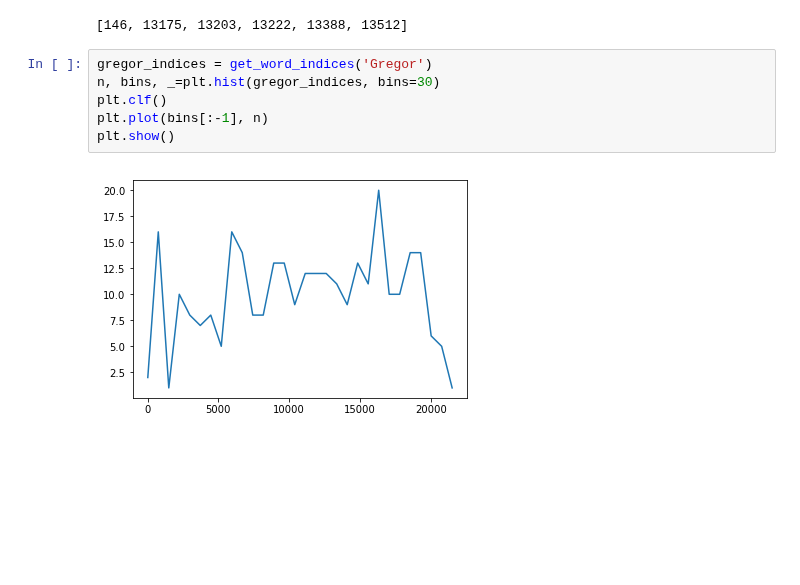
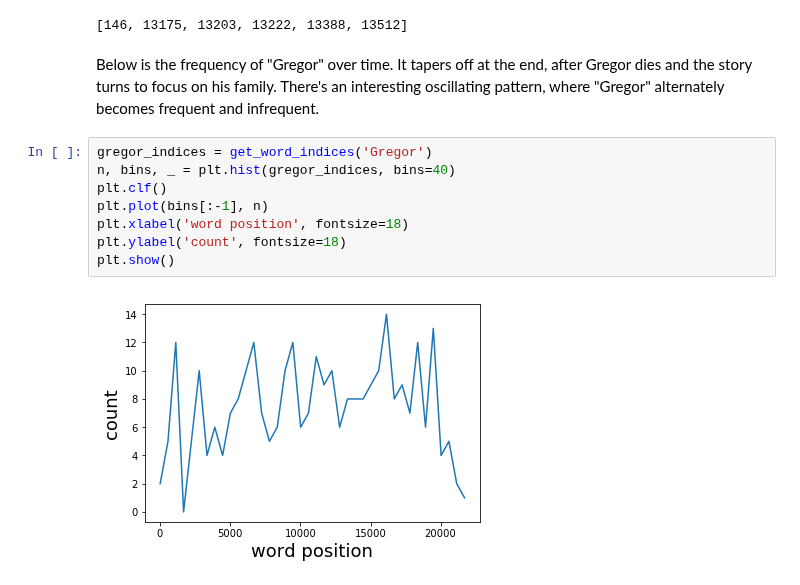
Before and after one commit to jennifernj/NLP-for-philosophy, a Jupyter notebook: Metamorphosis analysis.ipynb, the cells around one changed output. Drawn from its saved outputs; the diff is of its cells as text; blank space fills up the shorter version.

```diff
--- a/Metamorphosis analysis.ipynb
+++ b/Metamorphosis analysis.ipynb
@@ -158,11 +158,15 @@ For example, "picture" appears at these 6 positions. Five of these are clustered
 get_word_indices('picture')
 # %% [output]
 [146, 13175, 13203, 13222, 13388, 13512]
+# %% [markdown]
+Below is the frequency of "Gregor" over time. It tapers off at the end, after Gregor dies and the story turns to focus on his family. There's an interesting oscillating pattern, where "Gregor" alternately becomes frequent and infrequent.
 # %%
 gregor_indices = get_word_indices('Gregor')
-n, bins, _=plt.hist(gregor_indices, bins=30)
+n, bins, _ = plt.hist(gregor_indices, bins=40)
 plt.clf()
 plt.plot(bins[:-1], n)
+plt.xlabel('word position', fontsize=18)
+plt.ylabel('count', fontsize=18)
 plt.show()
 # %% [output]
-[figure, old version]
+[figure, new version]
```
Also changed, not shown: parts of 2 cells of this notebook.
